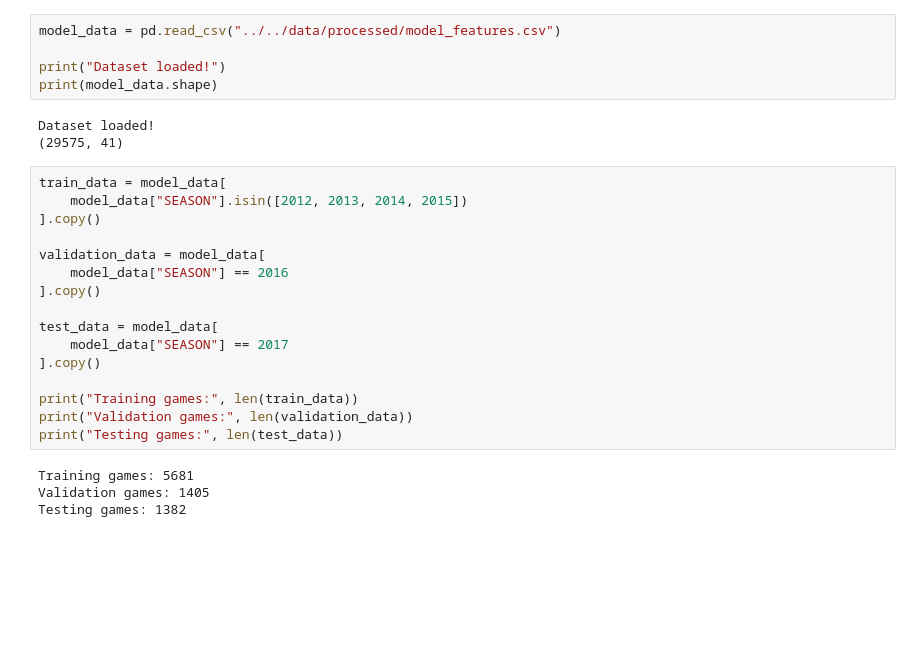
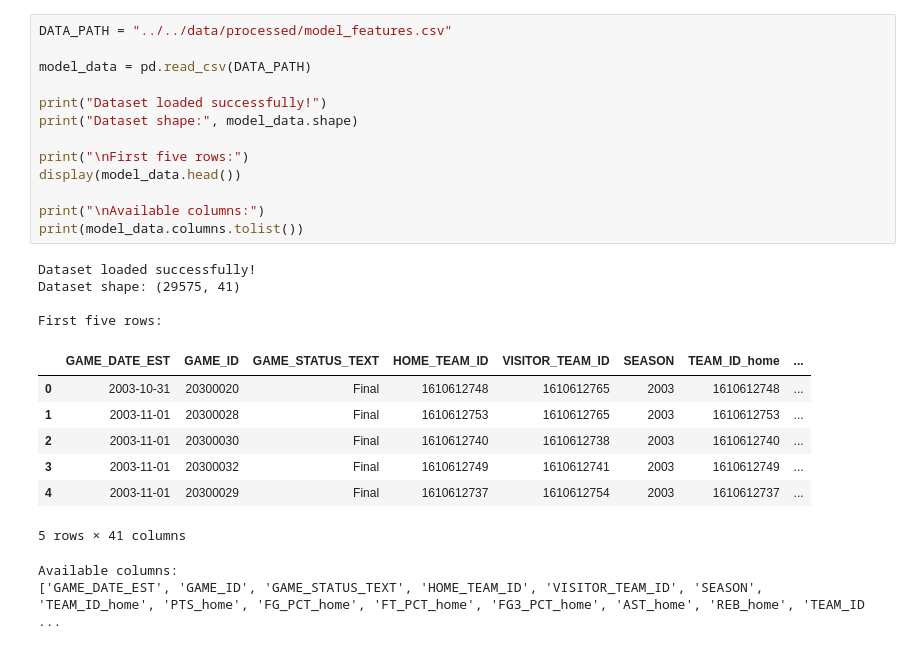
Before and after one commit to SSK1703/nba_sports_gambling, a Jupyter notebook: notebooks/04_model_training/XGBoost.ipynb, the cells around one changed output. Saved outputs shown, nothing was run; the diff lists cells and outputs as text; blank space fills up the shorter version.

```diff
--- a/notebooks/04_model_training/XGBoost.ipynb
+++ b/notebooks/04_model_training/XGBoost.ipynb
@@ -19,28 +23,27 @@ Libraries imported successfully!
-# %%
-model_data = pd.read_csv("../../data/processed/model_features.csv")
-
-print("Dataset loaded!")
-print(model_data.shape)
-# %% [output]
-Dataset loaded!
-(29575, 41)
-# %%
-train_data = model_data[
-    model_data["SEASON"].isin([2012, 2013, 2014, 2015])
-].copy()
-
-validation_data = model_data[
-    model_data["SEASON"] == 2016
-].copy()
-
-test_data = model_data[
-    model_data["SEASON"] == 2017
-].copy()
-
-print("Training games:", len(train_data))
-print("Validation games:", len(validation_data))
-print("Testing games:", len(test_data))
-# %% [output]
-Training games: 5681
-Validation games: 1405
-Testing games: 1382
+# %%
+DATA_PATH = "../../data/processed/model_features.csv"
+
+model_data = pd.read_csv(DATA_PATH)
+
+print("Dataset loaded successfully!")
+print("Dataset shape:", model_data.shape)
+
+print("\nFirst five rows:")
+display(model_data.head())
+
+print("\nAvailable columns:")
+print(model_data.columns.tolist())
+# %% [output]
+Dataset loaded successfully!
+Dataset shape: (29575, 41)
+
+First five rows:
+|  | GAME_DATE_EST | GAME_ID | GAME_STATUS_TEXT | HOME_TEAM_ID | VISITOR_TEAM_ID | SEASON | TEAM_ID_home | ... |
+| 0 | 2003-10-31 | 20300020 | Final | 1610612748 | 1610612765 | 2003 | 1610612748 | ... |
+| 1 | 2003-11-01 | 20300028 | Final | 1610612753 | 1610612765 | 2003 | 1610612753 | ... |
+| 2 | 2003-11-01 | 20300030 | Final | 1610612740 | 1610612738 | 2003 | 1610612740 | ... |
+| 3 | 2003-11-01 | 20300032 | Final | 1610612749 | 1610612741 | 2003 | 1610612749 | ... |
+| 4 | 2003-11-01 | 20300029 | Final | 1610612737 | 1610612754 | 2003 | 1610612737 | ... |
+5 rows × 41 columns
+Available columns:
+['GAME_DATE_EST', 'GAME_ID', 'GAME_STATUS_TEXT', 'HOME_TEAM_ID', 'VISITOR_TEAM_ID', 'SEASON', 'TEAM_ID_home', 'PTS_home', 'FG_PCT_home', 'FT_PCT_home', 'FG3_PCT_home', 'AST_home', 'REB_home', 'TEAM_ID ...
```
Also changed, not shown: parts of 23 cells of this notebook.
